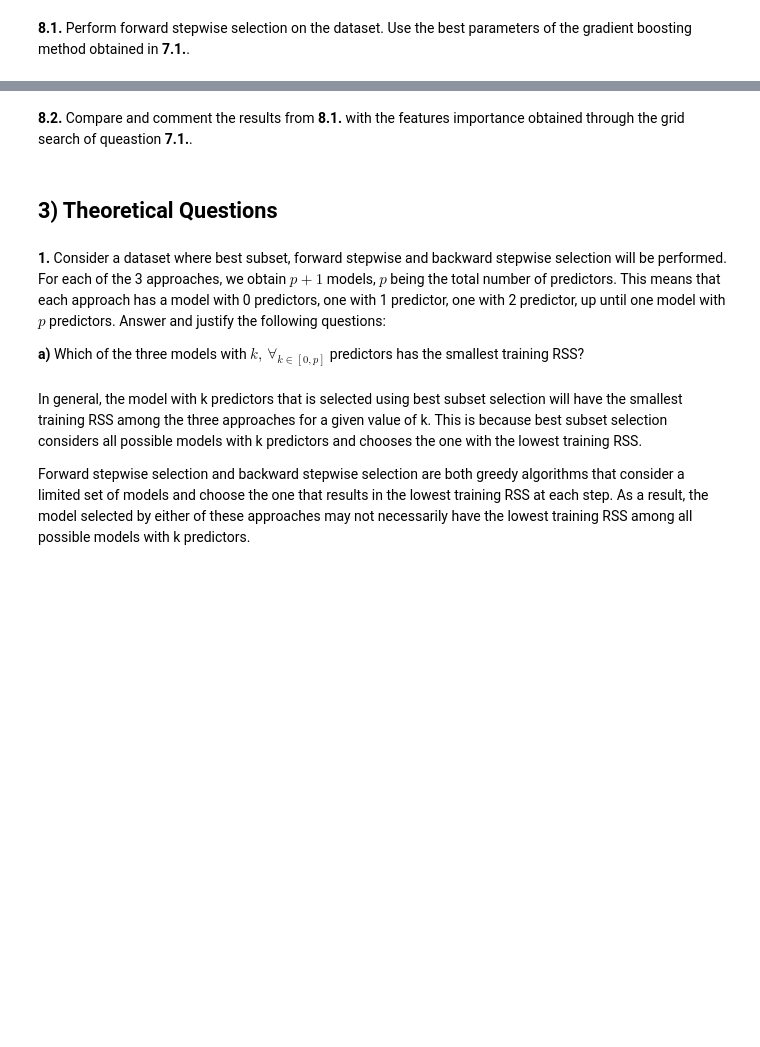
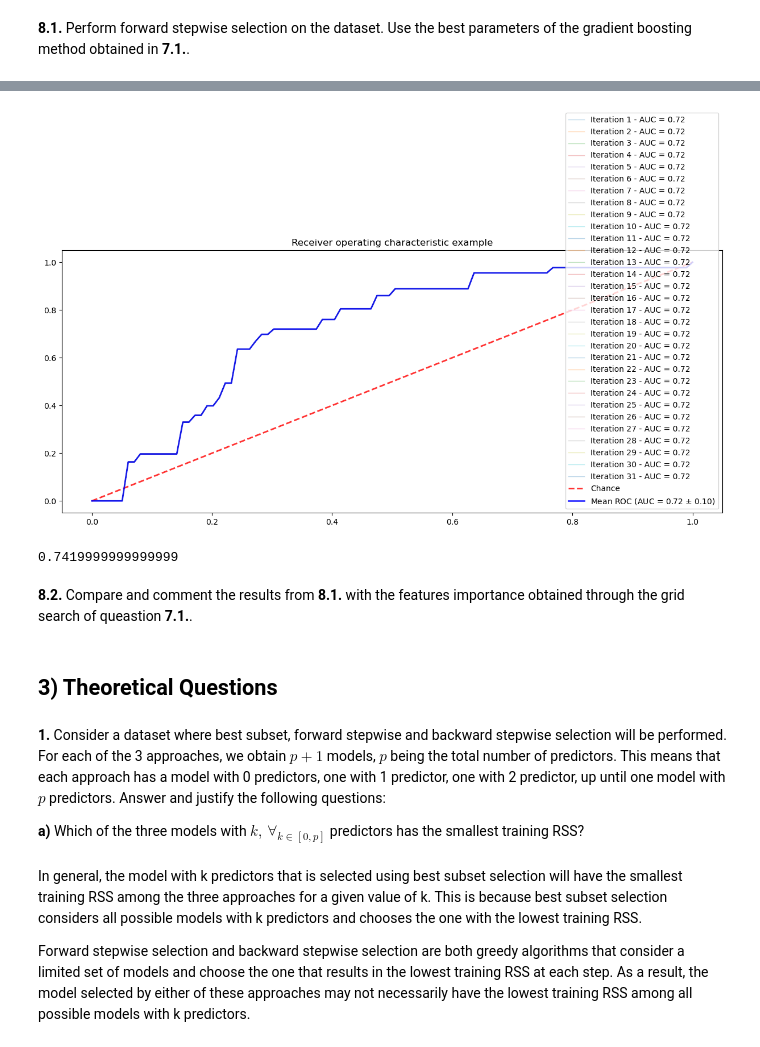
Before and after one commit to andrelopes2001/AA_Project_G6, a Jupyter notebook: laboratory/L4_Arduino/Assignment2_tofill.ipynb, the cells around one changed output, grey strips where cells are left out. Saved outputs shown, nothing was run; the diff lists cells and outputs as text; code cells hidden in the pictures; blank space fills up the shorter version.

```diff
--- a/laboratory/L4_Arduino/Assignment2_tofill.ipynb
+++ b/laboratory/L4_Arduino/Assignment2_tofill.ipynb
@@ -577,2 +536,74 @@ plt.show()
 # %% [markdown]
 **8.1.** Perform forward stepwise selection on the dataset. Use the best parameters of the gradient boosting method obtained in **7.1.**.
+# %%
+import itertools
+import statsmodels.api as sm
+
+#Cross validation
+kfold = KFold(n_splits=5, shuffle=True, random_state=0)
+
+#Find best parameters
+best_AUC = max(cv_results['mean_test_score'])
+best_n_estimators = cv_results['param_n_estimators'][list(cv_results['mean_test_score']).index(max(cv_results['mean_test_score']))]
+best_learning_rate = cv_results['param_learning_rate'][list(cv_results['mean_test_score']).index(max(cv_results['mean_test_score']))]
+
+#Building best gradient boosting regressor
+gbr =  GradientBoostingRegressor(n_estimators = best_n_estimators,
+                                      learning_rate = best_learning_rate,
+                                      max_depth = 2,
+                                      random_state = 1)
+
+fig, ax = plt.subplots()
+
+tprs = []
+aucs = []
+mean_fpr = np.linspace(0,1,100)
+
+predictors = []
+
+for k in range(1, X.shape[1] + 1):
+    print('Iterating for {}/{} features.'.format(k, X.shape[1]))
+    remaining_predictors = [p for p in X.columns if p not in predictors]
+    models_best_forward_iter = pd.DataFrame(columns=['feature_single', "features", "rsq", "rss", "adjr2", 'aic', 'bic'])
+    count = 0
+
+    for i, (train,test) in enumerate(kfold.split(X,y)):
+        gbr.fit(X.loc[train], y[train])
+        y_proba = gbr.predict(X.loc[test])
+        fpr, tpr, _ = roc_curve(y[test], y_proba[:])
+
+        #Calculate mean fpr/tpr/auc for each iteration of the forward stepwise selection
+
+
+        interp_tpr = np.interp(mean_fpr, fpr, tpr)
+        interp_tpr[0] = 0.0
+
+        tprs.append(interp_tpr)
+        aucs.append(auc(fpr,tpr))
+
+        sub_mean_tpr = np.mean(tprs[-5:], axis=0)
+        sub_mean_tpr[-1] = 1.0
+        sub_mean_auc = auc(mean_fpr, sub_mean_tpr)
+        sub_mean_std_auc = np.std(aucs[-5:])
+
+    ax.plot(mean_fpr, sub_mean_tpr, label='Iteration ' + str(k) + ' - AUC = ' + str(np.round(sub_mean_auc,2)), lw=1, alpha=0.3)
+
+    models_best_forward_iter['k'] = k
+    models_best_forward = pd.concat([models_best_forward, models_best_forward_iter], ignore_index=True)
+
+# Plot mean roc curve auc
+ax.plot([0, 1], [0, 1], linestyle="--", lw=2, color="r", label="Chance", alpha=0.8)
+
+mean_tpr = np.mean(tprs, axis=0)
+mean_tpr[-1] = 1.0
+mean_auc = auc(mean_fpr, mean_tpr)
+std_auc = np.std(aucs)
+
+ax.plot(mean_fpr, mean_tpr, color="b", label=r"Mean ROC (AUC = %0.2f $\pm$ %0.2f)" % (mean_auc, std_auc), lw=2, alpha=0.8)
+
+ax.set(xlim=[-0.05, 1.05], ylim=[-0.05, 1.05], title="Receiver operating characteristic example")
+
+ax.legend(loc="lower right")
+
+plt.show()
+# %% [output]
@@ -579,3 +627,8 @@ plt.show()
+[figure, added]
+# %%
+sub_mean_tpr
+# %% [output]
+0.7419999999999999
 # %% [markdown]
 **8.2.** Compare and comment the results from **8.1.** with the features importance obtained through the grid search of queastion **7.1.**.
 # %% [markdown]
```
Also changed, not shown: parts of 7 cells of this notebook.
